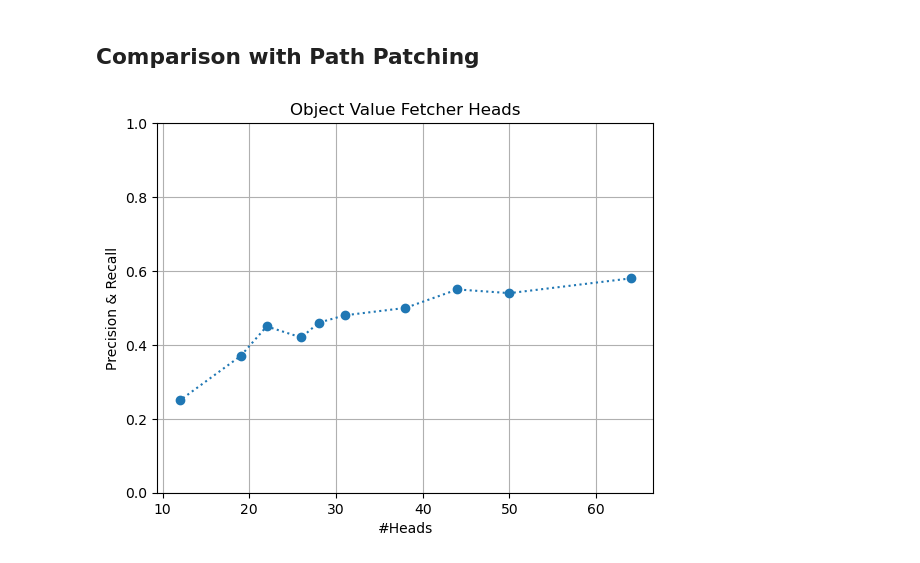
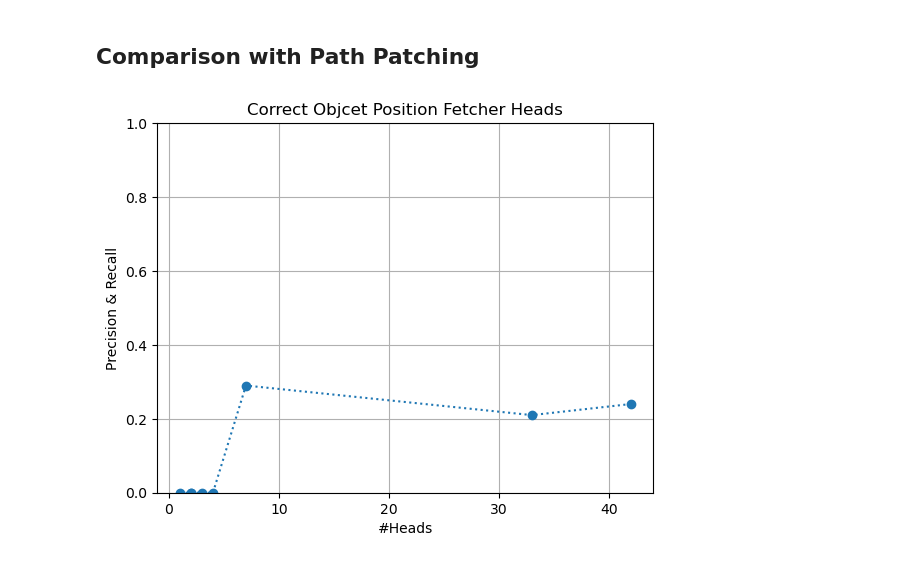
Before and after one commit to Nix07/finetuning, a Jupyter notebook: DCM.ipynb, the cells around one changed output. Cells and saved outputs as stored; diff of their text form; code cells hidden in the pictures.

```diff
--- a/DCM.ipynb
+++ b/DCM.ipynb
@@ -113,7 +113,7 @@ def load_data(raw_data, batch_size):
 data_file_path = "./box_datasets/no_instructions/original/Random/3/train.jsonl"
 object_file_path = "./box_datasets/objects_with_bnc_frequency.csv"
 
-raw_data = box_label_value_fetcher_desiderata(
+raw_data = correct_object_position_fetcher_desiderata(
     tokenizer=tokenizer,
     num_samples=500,
     data_file=data_file_path,
@@ -352,7 +352,7 @@ for lamb in [0.025]:
                 torch.cuda.empty_cache()
         print(f"lamb: {lamb}, Validation Accuracy: {correct / total}")
 
-    torch.save(mask[lamb].data, f"./masks/forward/last_pos/box_value_fetcher/{lamb}")
+    torch.save(mask[lamb].data, f"./masks/forward/last_pos/box_label_value_fetcher/{lamb}")
 # %% [output]
 epoch: 0, bi: 0, Loss: -11.059432029724121, Target logits: 11.059432029724121
 epoch: 0, bi: 1, Loss: -10.505151748657227, Target logits: 10.637651443481445
@@ -414,7 +404,7 @@ for di, desid_eval in enumerate(desiderata_eval):
         del trace
         torch.cuda.empty_cache()
 # %%
-path = './masks/forward/last_pos/box_label_value_fetcher/'
+path = './masks/forward/last_pos/object_position_fetcher/'
 masks = sorted([float(mask) for mask in os.listdir(path) if '.png' not in mask])
 rel_pos = 0
 
@@ -492,10 +482,10 @@ plt.show()
 # %% [markdown]
 ## Comparison with Path Patching
 # %%
-mask_path = './masks/forward/last_pos/object_value_fetcher/'
+mask_path = './masks/forward/last_pos/object_position_fetcher/'
 masks = sorted([float(mask) for mask in os.listdir(mask_path) if '.png' not in mask])
 
-pp_path = "./new_pp_exps/forward/direct_logit_heads.pt"
+pp_path = "./new_pp_exps/forward/heads_q_comp_with_direct_logit_heads.pt"
 logit_values = torch.load(pp_path)
 
 precision = []
@@ -515,11 +505,11 @@ for lamb in masks:
 # %%
 # Plot precision vs num_heads
 plt.plot(num_heads, precision, "o:")
 plt.xlabel("#Heads")
 plt.ylabel("Precision & Recall")
-plt.title("Object Value Fetcher Heads")
+plt.title("Correct Objcet Position Fetcher Heads")
 plt.ylim(0, 1)
 plt.grid()
 plt.show()
 # %% [output]
-[figure, old version]
+[figure, new version]
```
Also changed, not shown: parts of 4 cells of this notebook, 20 other files.
